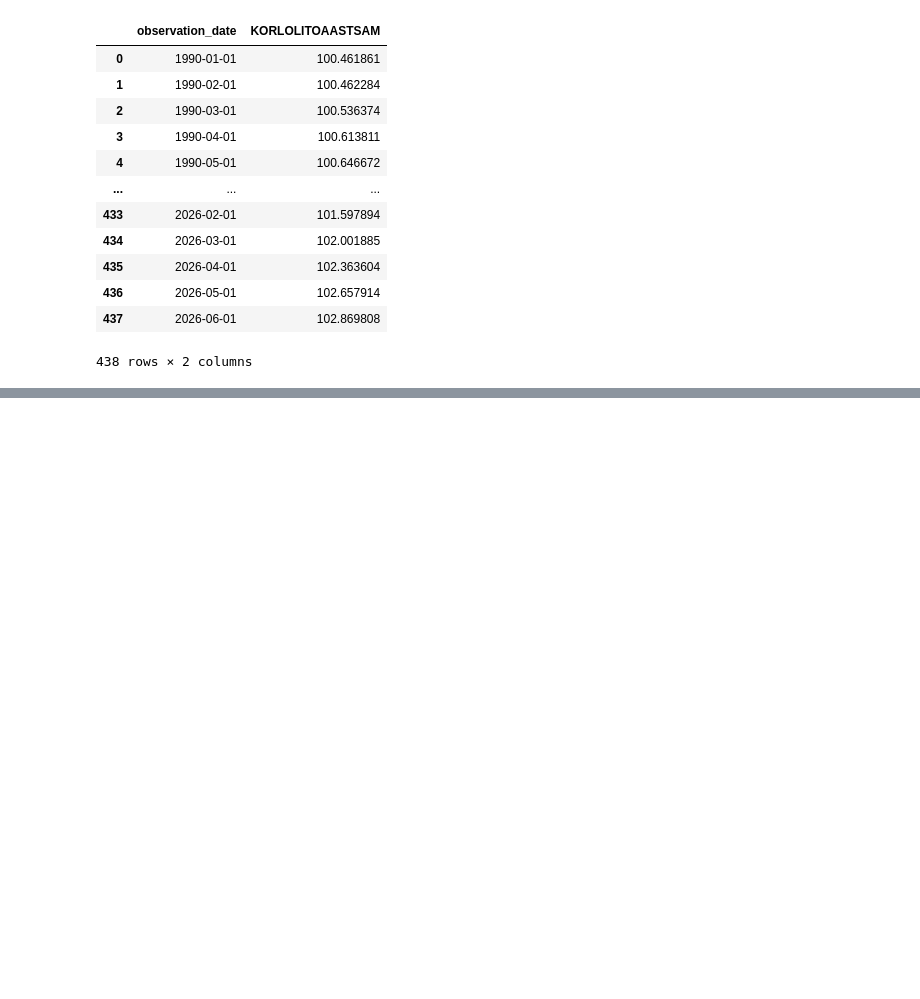
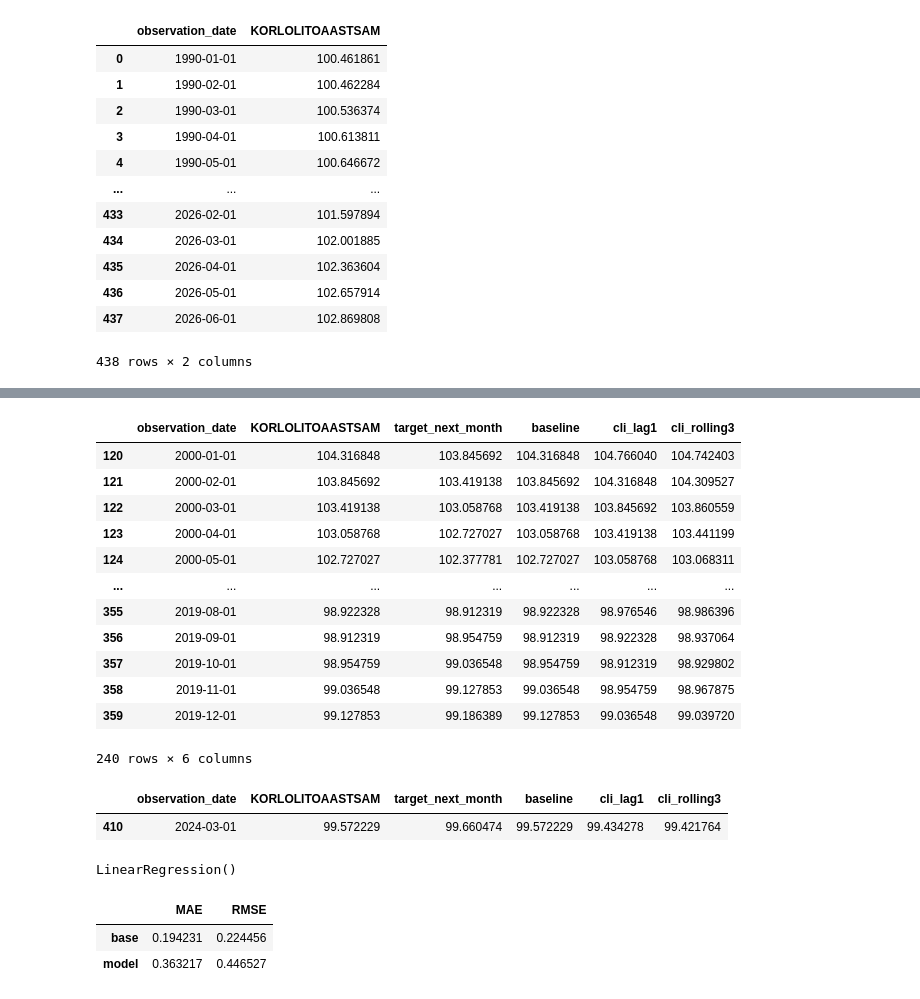
Before and after one commit to prestige-kim/ML_Modeling, a Jupyter notebook: answers/code/week4/week4_transfer.ipynb, the cells around one changed output, grey strips where cells are left out. Drawn from its saved outputs; the diff is of its cells as text; code cells hidden in the pictures; blank space fills up the shorter version.

```diff
--- a/answers/code/week4/week4_transfer.ipynb
+++ b/answers/code/week4/week4_transfer.ipynb
@@ -82,0 +155,21 @@ dtype('float64')
+# %%
+train
+# %% [output]
+|  | observation_date | KORLOLITOAASTSAM | target_next_month | baseline | cli_lag1 | cli_rolling3 |
+| 120 | 2000-01-01 | 104.316848 | 103.845692 | 104.316848 | 104.766040 | 104.742403 |
+| 121 | 2000-02-01 | 103.845692 | 103.419138 | 103.845692 | 104.316848 | 104.309527 |
+| 122 | 2000-03-01 | 103.419138 | 103.058768 | 103.419138 | 103.845692 | 103.860559 |
+| 123 | 2000-04-01 | 103.058768 | 102.727027 | 103.058768 | 103.419138 | 103.441199 |
+| 124 | 2000-05-01 | 102.727027 | 102.377781 | 102.727027 | 103.058768 | 103.068311 |
+| ... | ... | ... | ... | ... | ... | ... |
+| 355 | 2019-08-01 | 98.922328 | 98.912319 | 98.922328 | 98.976546 | 98.986396 |
+| 356 | 2019-09-01 | 98.912319 | 98.954759 | 98.912319 | 98.922328 | 98.937064 |
+| 357 | 2019-10-01 | 98.954759 | 99.036548 | 98.954759 | 98.912319 | 98.929802 |
+| 358 | 2019-11-01 | 99.036548 | 99.127853 | 99.036548 | 98.954759 | 98.967875 |
+| 359 | 2019-12-01 | 99.127853 | 99.186389 | 99.127853 | 99.036548 | 99.039720 |
+240 rows × 6 columns
+# %%
+ds.loc[ds.observation_date == pd.to_datetime('2024-03-01')]
+# %% [output]
+|  | observation_date | KORLOLITOAASTSAM | target_next_month | baseline | cli_lag1 | cli_rolling3 |
+| 410 | 2024-03-01 | 99.572229 | 99.660474 | 99.572229 | 99.434278 | 99.421764 |
@@ -82,0 +188,4 @@ dtype('float64')
+# %%
+model.fit(X_train, y_train)
+# %% [output]
+LinearRegression()
@@ -82,0 +202,17 @@ dtype('float64')
+# %%
+result = pd.DataFrame(index=['base', 'model'])
+
+#result.loc['MAE'] = MAE_base
+
+result.loc['base', 'MAE'] = MAE_base
+result.loc['model', 'MAE'] = MAE_model
+
+result.loc['base', 'RMSE'] = RMSE_base
+result.loc['model', 'RMSE'] = RMSE_model
+
+
+result
+# %% [output]
+|  | MAE | RMSE |
+| base | 0.194231 | 0.224456 |
+| model | 0.363217 | 0.446527 |
```
Also changed, not shown: parts of 15 cells of this notebook, 8 other files.
